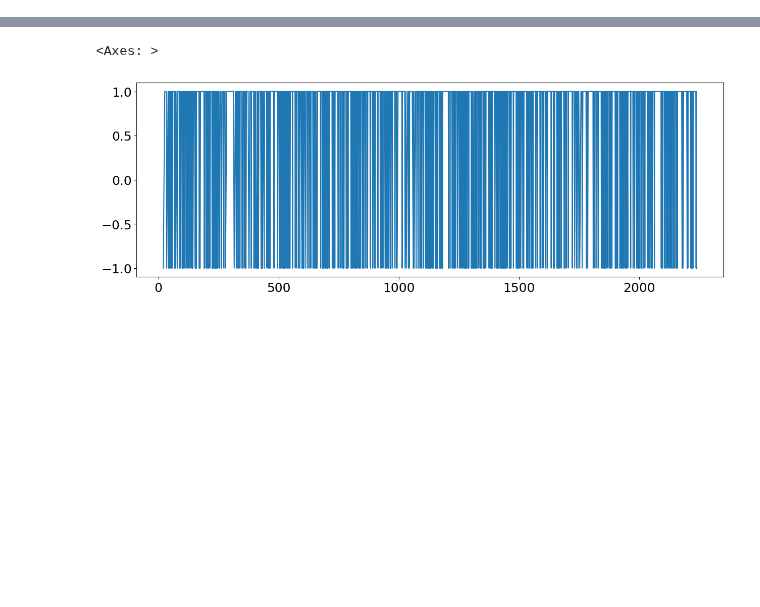
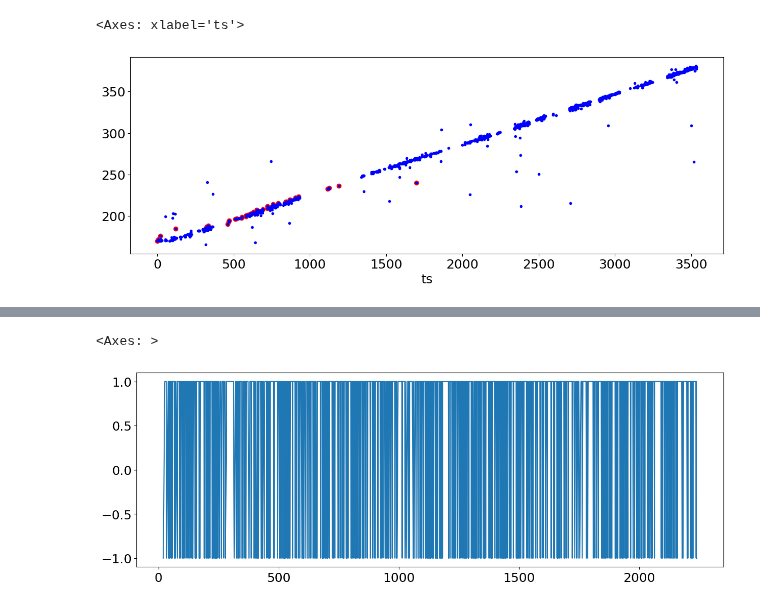
Before and after one commit to SerpRateAI/tensilePaper, a Jupyter notebook: means-ups-and-downs-kalman-filters.ipynb, the cells around one changed output, grey strips where cells are left out. Cells and saved outputs as stored; diff of their text form; code cells hidden in the pictures; blank space fills up the shorter version.

```diff
--- a/means-ups-and-downs-kalman-filters.ipynb
+++ b/means-ups-and-downs-kalman-filters.ipynb
@@ -78,0 +102,61 @@ df211['dt'] = df211.origin_time.diff().apply(lambda t: t.total_seconds())
+# %%
+df141['dz+'] = df141[df141['d+']==1].depth.diff()
+df141['dt+'] = df141[df141['d+']==1].origin_time.diff().apply(lambda t: t.total_seconds())
+df141['v+'] = df141['dz+']/df141['dt+']
+# fig, ax = plt.subplots(figsize=(15, 5))
+# df141[df141['d+']==1].set_index('ts')['v+'].plot(ax=ax)
+
+df141[(df141['d+']==1) & (df141['dz+']>=0)]['v+'].mean()
+# df141[(df141['d+']==1)]['v+'].mean()
+# df141[(df141['d+']==1) & (df141['d+']>0)].plot.scatter('ts', 'depth')
+
+'''
+For each catalog with N events, each (i-th) event is characterized by a source depth, zi, and origin time, ti (and amplitude but we won't use that here).
+Code up the following where vi = instantaneous velocity at event time ti.
+
+NOTE: remember that Rob uses matlab which is indexed from 1
+
+zmax=z1
+tmax=t1
+for i = 2:N
+  if zi > zmax
+    vi = (zi- zmax)/(ti - tmax)
+    zmax=zi
+    tmax=ti
+  end
+end
+'''
+
+depths = df141.depth.values
+times = df141.ts.values
+
+zmax = depths[0]
+tmax = times[0]
+
+zdeep = [1]
+
+for i in np.arange(0, df141.shape[0], 1)[1:]:
+    # print('wat')
+    if depths[i] - zmax > 10:
+        zdeep.append(0)
+        tmax = times[i]
+        # print(depths[i] - zmax)
+
+    elif depths[i] > zmax:
+        zdeep.append(1)
+        zmax = depths[i]
+        tmax = times[i]
+
+    else:
+        # print('no')
+        zdeep.append(0)
+
+df141['deepest'] = zdeep
+
+
+fig, ax = plt.subplots(figsize=(15, 5))
+df141[df141.deepest==1].set_index('ts').depth.plot(color='red', marker='o', linestyle='')
+df141.set_index('ts').depth.plot(color='blue', marker='.', linestyle='')
+# %% [output]
+<Axes: xlabel='ts'>
+[figure, added]
```
Also changed, not shown: parts of 4 cells of this notebook, 2 other files.
